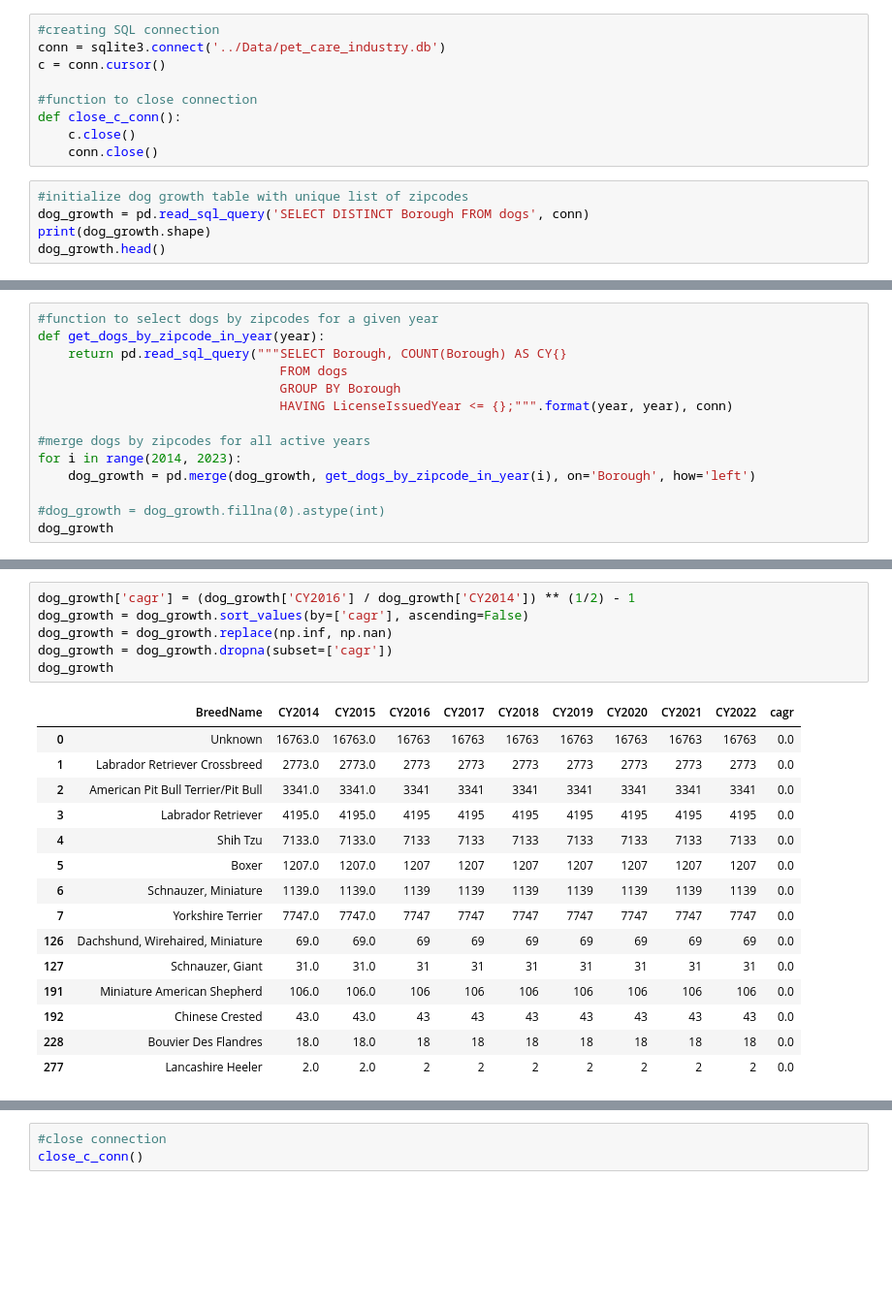
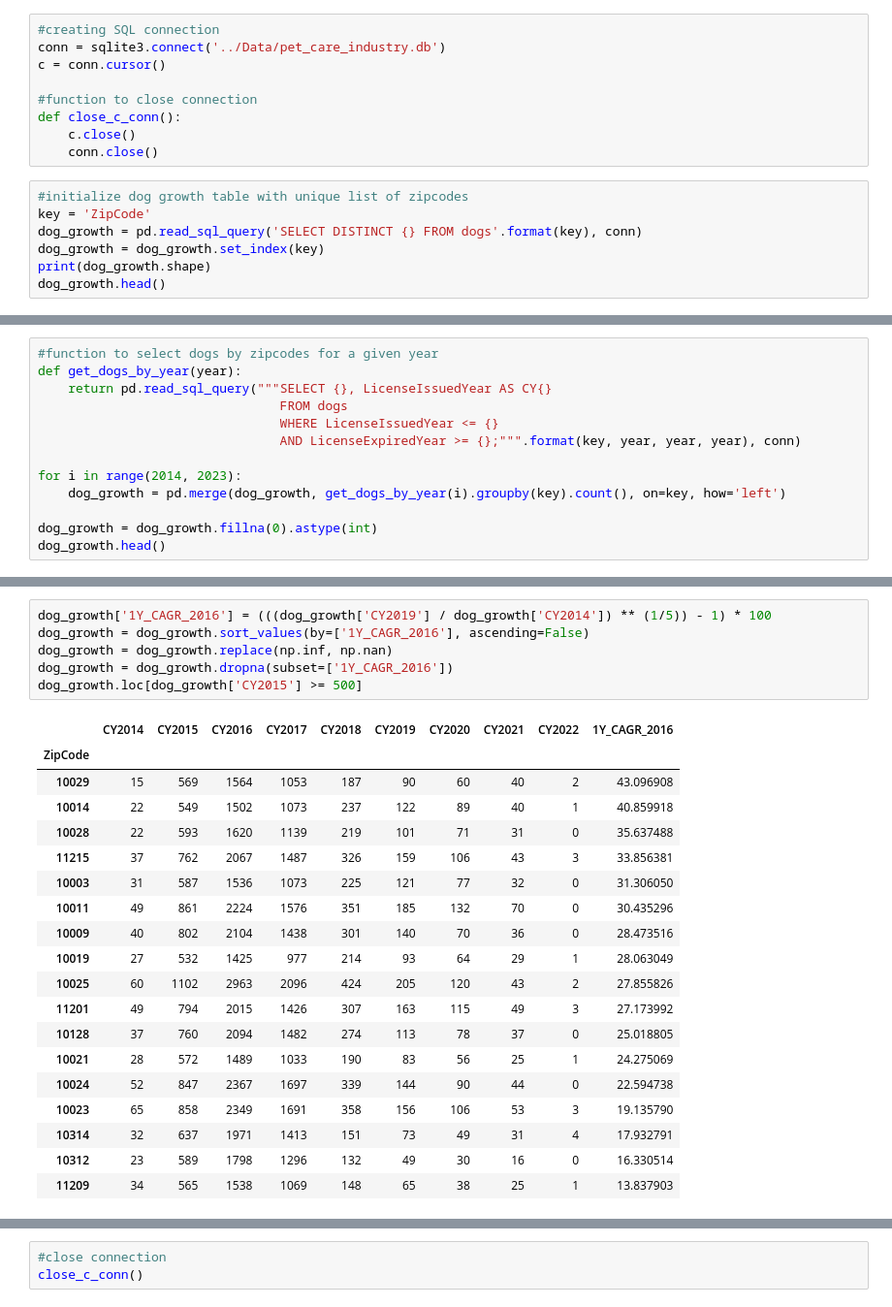
Before and after one commit to acdick/framing_data_with_dataframes, a Jupyter notebook: Source/02_Dog_Growth_Share_Matrix.ipynb, the cells around one changed output, grey strips where cells are left out. Shown at 97% size. Drawn from its saved outputs; the diff is of its cells as text; blank space fills up the shorter version.

Commit message:
updated growth share matrix

```diff
--- a/Source/02_Dog_Growth_Share_Matrix.ipynb
+++ b/Source/02_Dog_Growth_Share_Matrix.ipynb
@@ -13,7 +13,9 @@ def close_c_conn():
     conn.close()
 # %%
 #initialize dog growth table with unique list of zipcodes
-dog_growth = pd.read_sql_query('SELECT DISTINCT Borough FROM dogs', conn)
+key = 'ZipCode'
+dog_growth = pd.read_sql_query('SELECT DISTINCT {} FROM dogs'.format(key), conn)
+dog_growth = dog_growth.set_index(key)
 print(dog_growth.shape)
 dog_growth.head()
 # %% [output]
@@ -27,15 +30,14 @@ dog_growth.head()
 # %%
 #function to select dogs by zipcodes for a given year
-def get_dogs_by_zipcode_in_year(year):
-    return pd.read_sql_query("""SELECT Borough, COUNT(Borough) AS CY{}
+def get_dogs_by_year(year):
+    return pd.read_sql_query("""SELECT {}, LicenseIssuedYear AS CY{}
                                 FROM dogs
-                                GROUP BY Borough
-                                HAVING LicenseIssuedYear <= {};""".format(year, year), conn)
+                                WHERE LicenseIssuedYear <= {}
+                                AND LicenseExpiredYear >= {};""".format(key, year, year, year), conn)
 
-#merge dogs by zipcodes for all active years
 for i in range(2014, 2023):
-    dog_growth = pd.merge(dog_growth, get_dogs_by_zipcode_in_year(i), on='Borough', how='left')
+    dog_growth = pd.merge(dog_growth, get_dogs_by_year(i).groupby(key).count(), on=key, how='left')
 
-#dog_growth = dog_growth.fillna(0).astype(int)
-dog_growth
+dog_growth = dog_growth.fillna(0).astype(int)
+dog_growth.head()
 # %% [output]
@@ -60,22 +65,26 @@ dog_growth
 # %%
-dog_growth['cagr'] = (dog_growth['CY2016'] / dog_growth['CY2014']) ** (1/2) - 1
-dog_growth = dog_growth.sort_values(by=['cagr'], ascending=False)
+dog_growth['1Y_CAGR_2016'] = (((dog_growth['CY2019'] / dog_growth['CY2014']) ** (1/5)) - 1) * 100
+dog_growth = dog_growth.sort_values(by=['1Y_CAGR_2016'], ascending=False)
 dog_growth = dog_growth.replace(np.inf, np.nan)
-dog_growth = dog_growth.dropna(subset=['cagr'])
-dog_growth
+dog_growth = dog_growth.dropna(subset=['1Y_CAGR_2016'])
+dog_growth.loc[dog_growth['CY2015'] >= 500]
 # %% [output]
-|  | BreedName | CY2014 | CY2015 | CY2016 | CY2017 | CY2018 | CY2019 | CY2020 | CY2021 | CY2022 | cagr |
-| 0 | Unknown | 16763.0 | 16763.0 | 16763 | 16763 | 16763 | 16763 | 16763 | 16763 | 16763 | 0.0 |
-| 1 | Labrador Retriever Crossbreed | 2773.0 | 2773.0 | 2773 | 2773 | 2773 | 2773 | 2773 | 2773 | 2773 | 0.0 |
-| 2 | American Pit Bull Terrier/Pit Bull | 3341.0 | 3341.0 | 3341 | 3341 | 3341 | 3341 | 3341 | 3341 | 3341 | 0.0 |
-| 3 | Labrador Retriever | 4195.0 | 4195.0 | 4195 | 4195 | 4195 | 4195 | 4195 | 4195 | 4195 | 0.0 |
-| 4 | Shih Tzu | 7133.0 | 7133.0 | 7133 | 7133 | 7133 | 7133 | 7133 | 7133 | 7133 | 0.0 |
-| 5 | Boxer | 1207.0 | 1207.0 | 1207 | 1207 | 1207 | 1207 | 1207 | 1207 | 1207 | 0.0 |
-| 6 | Schnauzer, Miniature | 1139.0 | 1139.0 | 1139 | 1139 | 1139 | 1139 | 1139 | 1139 | 1139 | 0.0 |
-| 7 | Yorkshire Terrier | 7747.0 | 7747.0 | 7747 | 7747 | 7747 | 7747 | 7747 | 7747 | 7747 | 0.0 |
-| 126 | Dachshund, Wirehaired, Miniature | 69.0 | 69.0 | 69 | 69 | 69 | 69 | 69 | 69 | 69 | 0.0 |
-| 127 | Schnauzer, Giant | 31.0 | 31.0 | 31 | 31 | 31 | 31 | 31 | 31 | 31 | 0.0 |
-| 191 | Miniature American Shepherd | 106.0 | 106.0 | 106 | 106 | 106 | 106 | 106 | 106 | 106 | 0.0 |
-| 192 | Chinese Crested | 43.0 | 43.0 | 43 | 43 | 43 | 43 | 43 | 43 | 43 | 0.0 |
-| 228 | Bouvier Des Flandres | 18.0 | 18.0 | 18 | 18 | 18 | 18 | 18 | 18 | 18 | 0.0 |
-| 277 | Lancashire Heeler | 2.0 | 2.0 | 2 | 2 | 2 | 2 | 2 | 2 | 2 | 0.0 |
+|  | CY2014 | CY2015 | CY2016 | CY2017 | CY2018 | CY2019 | CY2020 | CY2021 | CY2022 | 1Y_CAGR_2016 |
+| ZipCode |  |  |  |  |  |  |  |  |  |  |
+| 10029 | 15 | 569 | 1564 | 1053 | 187 | 90 | 60 | 40 | 2 | 43.096908 |
+| 10014 | 22 | 549 | 1502 | 1073 | 237 | 122 | 89 | 40 | 1 | 40.859918 |
+| 10028 | 22 | 593 | 1620 | 1139 | 219 | 101 | 71 | 31 | 0 | 35.637488 |
+| 11215 | 37 | 762 | 2067 | 1487 | 326 | 159 | 106 | 43 | 3 | 33.856381 |
+| 10003 | 31 | 587 | 1536 | 1073 | 225 | 121 | 77 | 32 | 0 | 31.306050 |
+| 10011 | 49 | 861 | 2224 | 1576 | 351 | 185 | 132 | 70 | 0 | 30.435296 |
+| 10009 | 40 | 802 | 2104 | 1438 | 301 | 140 | 70 | 36 | 0 | 28.473516 |
+| 10019 | 27 | 532 | 1425 | 977 | 214 | 93 | 64 | 29 | 1 | 28.063049 |
+| 10025 | 60 | 1102 | 2963 | 2096 | 424 | 205 | 120 | 43 | 2 | 27.855826 |
+| 11201 | 49 | 794 | 2015 | 1426 | 307 | 163 | 115 | 49 | 3 | 27.173992 |
+| 10128 | 37 | 760 | 2094 | 1482 | 274 | 113 | 78 | 37 | 0 | 25.018805 |
+| 10021 | 28 | 572 | 1489 | 1033 | 190 | 83 | 56 | 25 | 1 | 24.275069 |
+| 10024 | 52 | 847 | 2367 | 1697 | 339 | 144 | 90 | 44 | 0 | 22.594738 |
+| 10023 | 65 | 858 | 2349 | 1691 | 358 | 156 | 106 | 53 | 3 | 19.135790 |
+| 10314 | 32 | 637 | 1971 | 1413 | 151 | 73 | 49 | 31 | 4 | 17.932791 |
+| 10312 | 23 | 589 | 1798 | 1296 | 132 | 49 | 30 | 16 | 0 | 16.330514 |
+| 11209 | 34 | 565 | 1538 | 1069 | 148 | 65 | 38 | 25 | 1 | 13.837903 |
```
Also changed, not shown: parts of 6 cells of this notebook, 2 other files.
